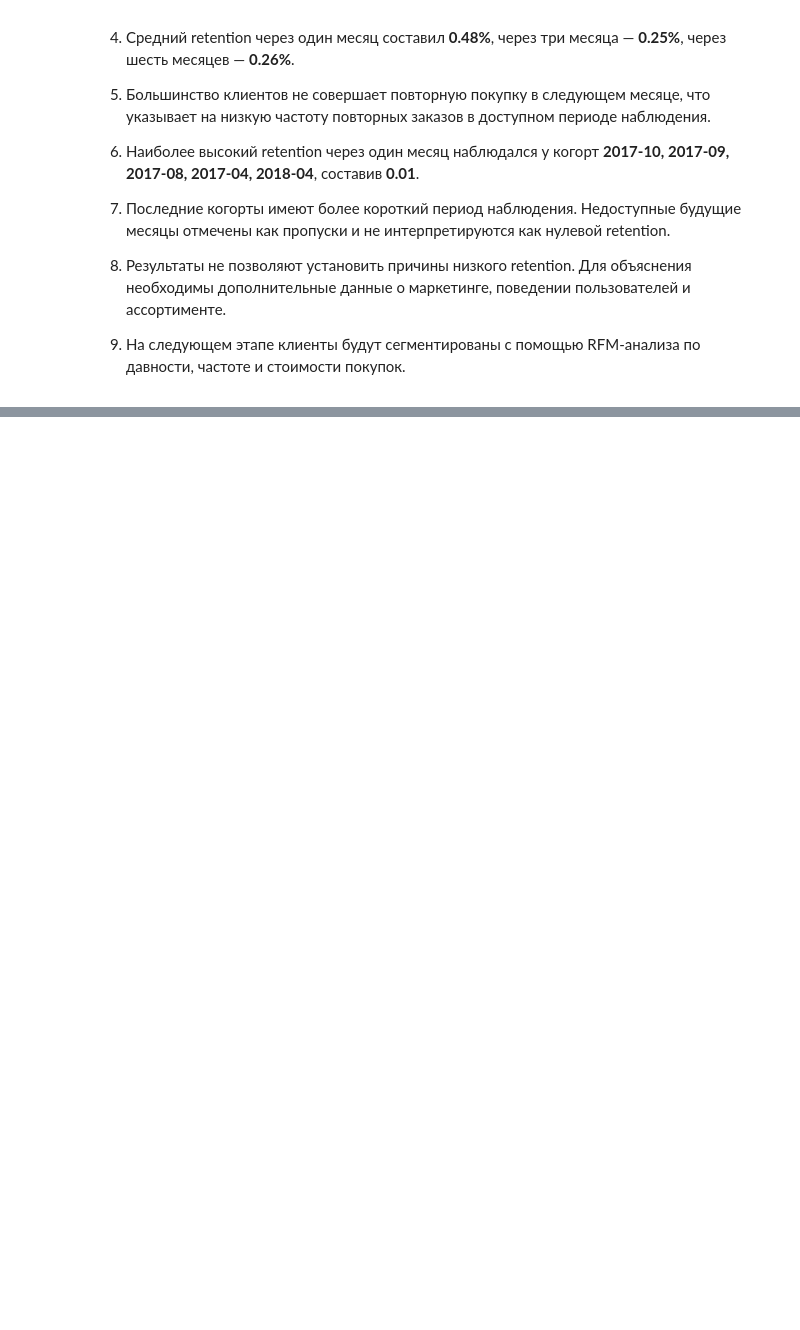
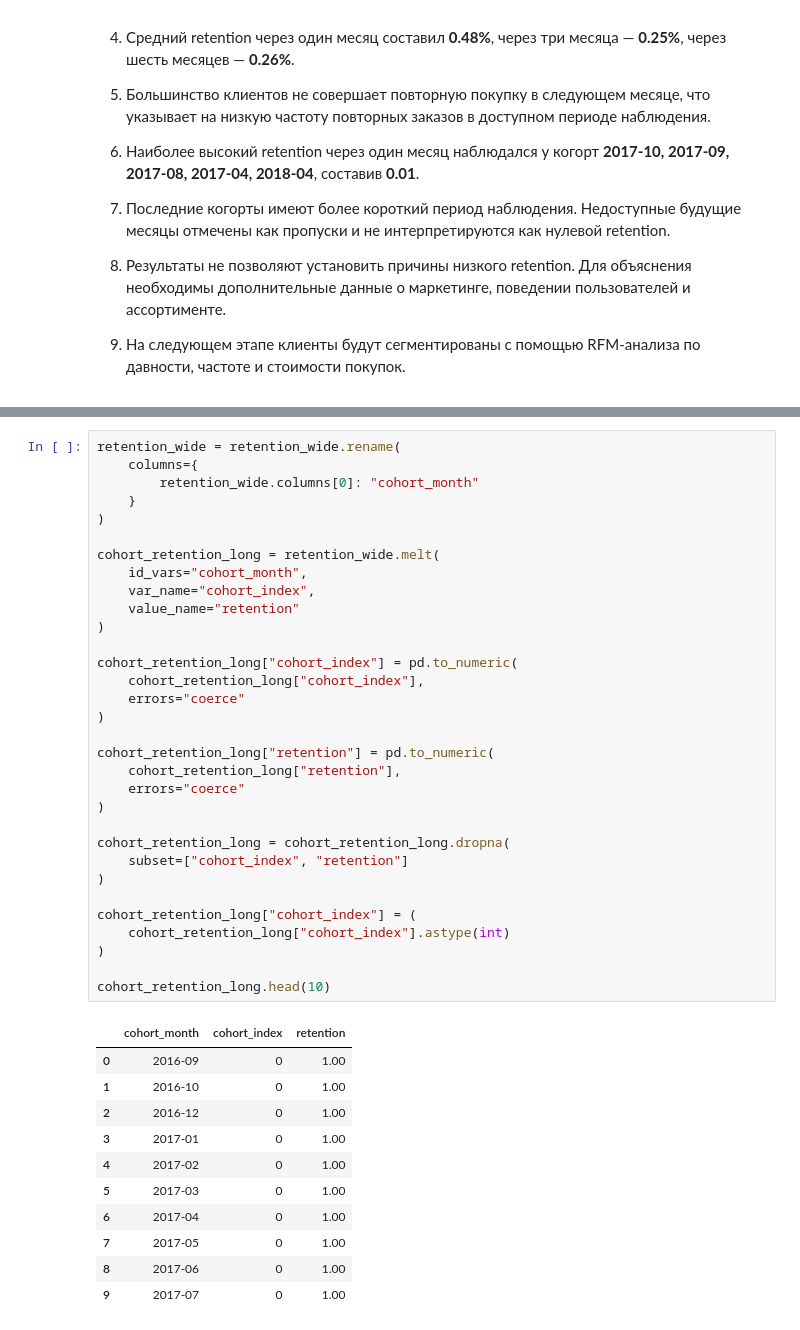
Before and after one commit to Iluxa-58/ecommerce_product_analysis, a Jupyter notebook: notebooks/03_cohort_retention.ipynb, the cells around one changed output, grey strips where cells are left out. Drawn from its saved outputs; the diff is of its cells as text; blank space fills up the shorter version.

```diff
--- a/notebooks/03_cohort_retention.ipynb
+++ b/notebooks/03_cohort_retention.ipynb
@@ -292,0 +311,44 @@ assert (retention_matrix.drop(columns=0).max().max() <= 1)
+# %%
+retention_wide = retention_wide.rename(
+    columns={
+        retention_wide.columns[0]: "cohort_month"
+    }
+)
+
+cohort_retention_long = retention_wide.melt(
+    id_vars="cohort_month",
+    var_name="cohort_index",
+    value_name="retention"
+)
+
+cohort_retention_long["cohort_index"] = pd.to_numeric(
+    cohort_retention_long["cohort_index"],
+    errors="coerce"
+)
+
+cohort_retention_long["retention"] = pd.to_numeric(
+    cohort_retention_long["retention"],
+    errors="coerce"
+)
+
+cohort_retention_long = cohort_retention_long.dropna(
+    subset=["cohort_index", "retention"]
+)
+
+cohort_retention_long["cohort_index"] = (
+    cohort_retention_long["cohort_index"].astype(int)
+)
+
+cohort_retention_long.head(10)
+# %% [output]
+|  | cohort_month | cohort_index | retention |
+| 0 | 2016-09 | 0 | 1.00 |
+| 1 | 2016-10 | 0 | 1.00 |
+| 2 | 2016-12 | 0 | 1.00 |
+| 3 | 2017-01 | 0 | 1.00 |
+| 4 | 2017-02 | 0 | 1.00 |
+| 5 | 2017-03 | 0 | 1.00 |
+| 6 | 2017-04 | 0 | 1.00 |
+| 7 | 2017-05 | 0 | 1.00 |
+| 8 | 2017-06 | 0 | 1.00 |
+| 9 | 2017-07 | 0 | 1.00 |
```
Also changed, not shown: parts of 2 cells of this notebook, 5 other files.
